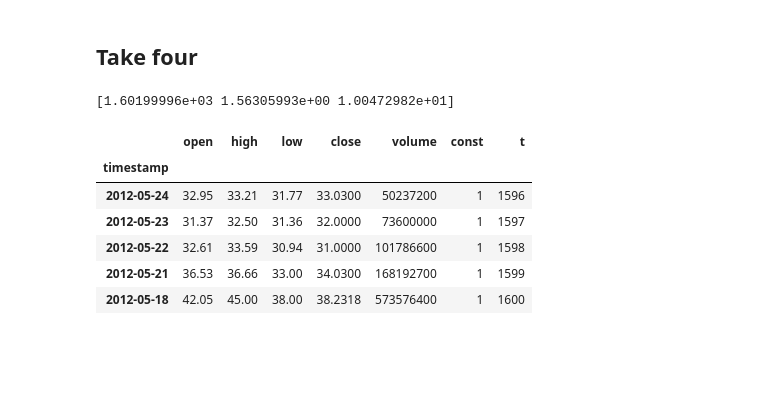
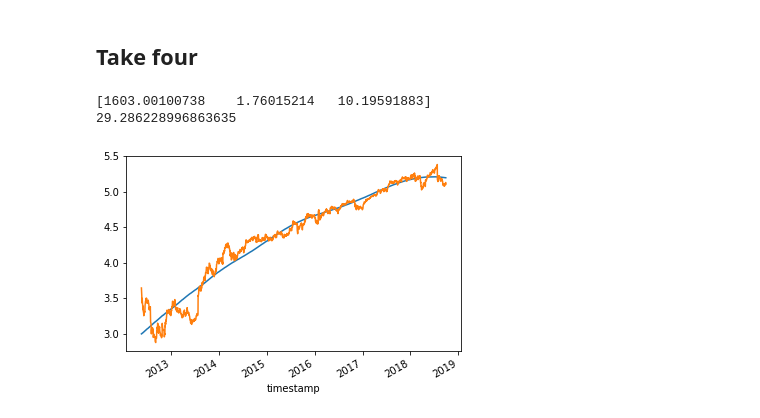
Before and after one commit to hub16/behavfinance, a Jupyter notebook: Beginnings - pricefeed.ipynb, the cells around one changed output. Saved outputs shown, nothing was run; the diff lists cells and outputs as text; code cells hidden in the pictures; blank space fills up the shorter version.

```diff
--- a/Beginnings - pricefeed.ipynb
+++ b/Beginnings - pricefeed.ipynb
@@ -335,39 +335,36 @@ def J(const, x0, t):
 
 # Levenberg-Marquardt algorithm
 
-optcond = 2*J(const, x0, t).T @ residual(const, x0, t) # optimality condition
-success = 0.0001
+iterations = 100
 λ = 1 # initial damping parameter
 ssr0 = (residual(const, x0, t)**2).sum() # initial sum of squared residuals
+i =0
 
-while ssr0 > 32: #UP TO HERE - AMEND TO USE OPTCOND
+while i<iterations: #UP TO HERE - AMEND TO USE OPTCOND
     x1 = x0 - (inv(J(const, x0, t).T @ J(const, x0, t) + λ*np.identity(3)) @ J(const, x0, t).T @ residual(const, x0, t)) # tentative iterate
     ssr1 = (residual(const, x1, t)**2).sum()
     if ssr1 < ssr0:
         λ = 0.8*λ
         x0 = x1
         ssr0 = ssr1
+        i = i+1
     else:
         λ = 2*λ
         ssr0 = ssr1
 
 print(x0)
-
-data.tail()
-
-## Spare code
-
-# Random initial values
-
-# data['tc'] = len(data['const'])+1 # currently tomorrow
-# data['m'] = np.random.uniform(0, 1) # recommended filter bound
-# data['ω'] = np.random.randint(4, 26) # recommended filter bound; integers for simplicity
+print(ssr0)
 # %% [output]
-[1.60199996e+03 1.56305993e+00 1.00472982e+01]
+[1603.00100738    1.76015214   10.19591883]
+29.286228996863635
-|  | open | high | low | close | volume | const | t |
-| timestamp |  |  |  |  |  |  |  |
-| 2012-05-24 | 32.95 | 33.21 | 31.77 | 33.0300 | 50237200 | 1 | 1596 |
-| 2012-05-23 | 31.37 | 32.50 | 31.36 | 32.0000 | 73600000 | 1 | 1597 |
-| 2012-05-22 | 32.61 | 33.59 | 30.94 | 31.0000 | 101786600 | 1 | 1598 |
-| 2012-05-21 | 36.53 | 36.66 | 33.00 | 34.0300 | 168192700 | 1 | 1599 |
-| 2012-05-18 | 42.05 | 45.00 | 38.00 | 38.2318 | 573576400 | 1 | 1600 |
+# %%
+## Plotting the results
+
+data['y_hat'] = const*β_hat(const,x0,t)[0] + β_hat(const,x0,t)[1]*f(x0,t) + β_hat(const,x0,t)[2]*g(x0,t) + β_hat(const,x0,t)[3]*h(x0,t)
+data['y'] = y
+
+data['y_hat'].plot()
+data['y'].plot()
+plt.show()
+# %% [output]
+[figure, added]
```
Also changed, not shown: parts of 1 cell of this notebook.
